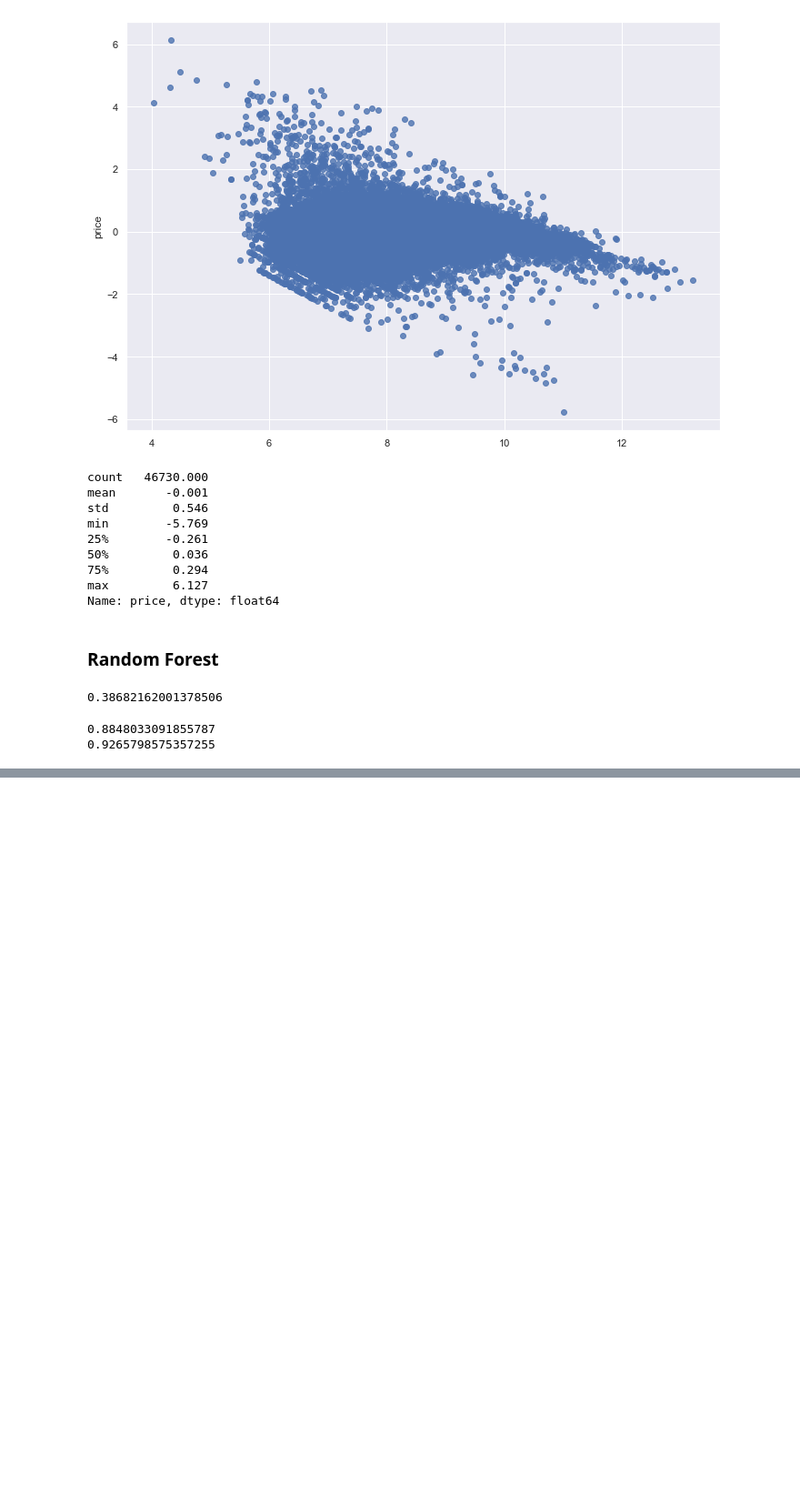
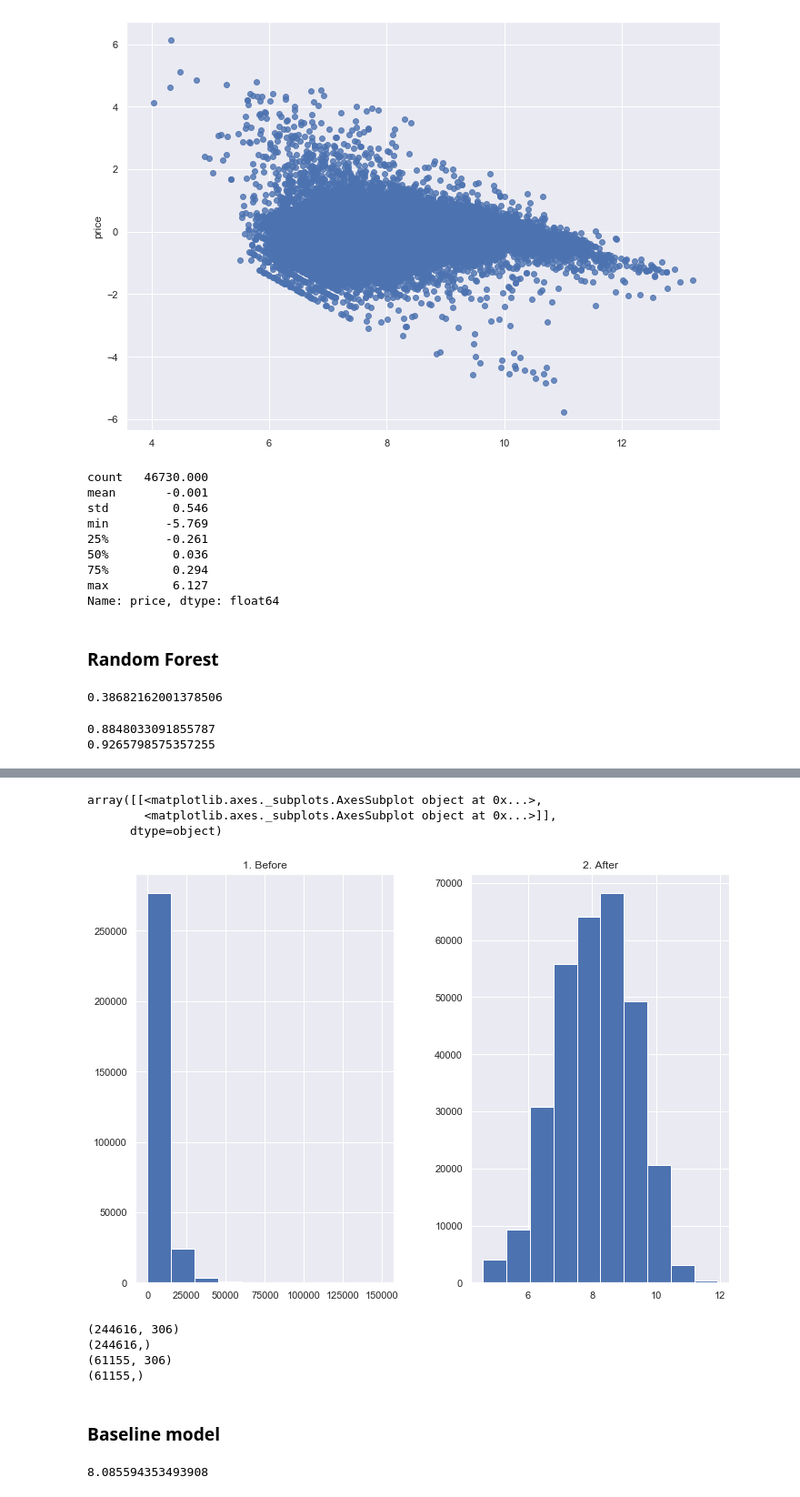
Before and after one commit to ketan9808/ML_Car_price_prediction, a Jupyter notebook: Car_price_prediction.ipynb, the cells around one changed output, grey strips where cells are left out. Shown at 91% size. Saved outputs shown, nothing was run; the diff lists cells and outputs as text; code cells hidden in the pictures; blank space fills up the shorter version.

Commit message:
data with na value imputed and baseline model created

```diff
--- a/Car_price_prediction.ipynb
+++ b/Car_price_prediction.ipynb
@@ -768,0 +771,3 @@ print(r2_rf_test1, r2_rf_train1, sep = '\n')
+# %%
+cars_imputed = cars.apply(lambda x: x.fillna(x.median()) if x.dtype == float else x.fillna(x.value_counts().index[0]))
+cars_imputed.isnull().sum()
@@ -768,0 +786,14 @@ print(r2_rf_test1, r2_rf_train1, sep = '\n')
+# %%
+cars_imputed = pd.get_dummies(cars_imputed, drop_first = True)
+cars_imputed.shape
+# %%
+x2 = cars_imputed.drop(['price'], axis = 'columns', inplace = False)
+y2 = cars_imputed['price']
+# %%
+prices = pd.DataFrame({'1. Before':y2, "2. After":np.log(y2)})
+prices.hist()
+# %% [output]
+array([[<matplotlib.axes._subplots.AxesSubplot object at 0x...>,
+        <matplotlib.axes._subplots.AxesSubplot object at 0x...>]],
+      dtype=object)
+[figure, added]
@@ -768,0 +802,15 @@ print(r2_rf_test1, r2_rf_train1, sep = '\n')
+# %%
+x_train, x_test, y_train, y_test = train_test_split(x2, y2, test_size = 0.2, random_state = 15)
+print(x_train.shape, y_train.shape, x_test.shape, y_test.shape, sep = '\n')
+# %% [output]
+(244616, 306)
+(244616,)
+(61155, 306)
+(61155,)
+# %% [markdown]
+### Baseline model
+# %%
+base_pred = np.mean(y_test)
+base_pred
+# %% [output]
+8.085594353493908
```
Also changed, not shown: parts of 5 cells of this notebook.
